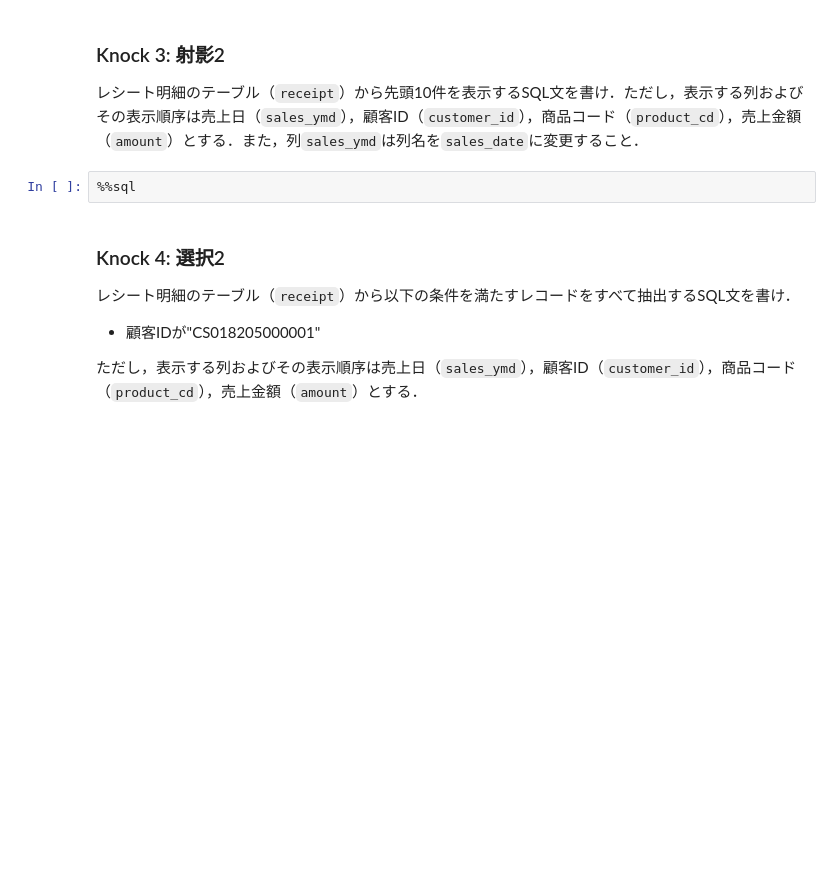
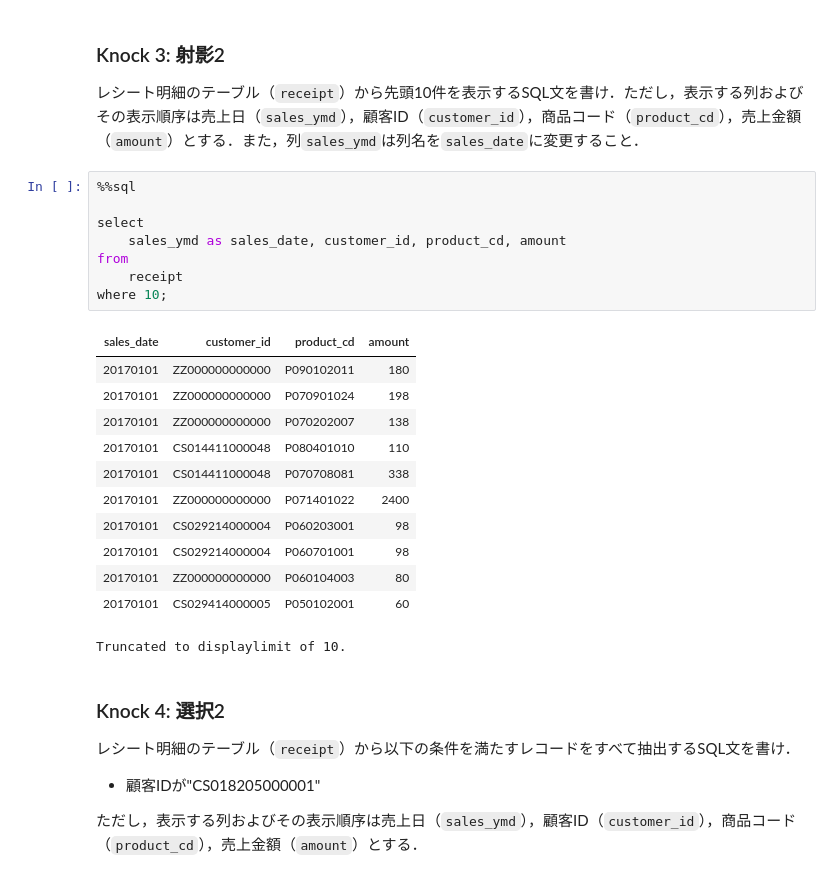
Before and after one commit to daihira078-eng/-, a Jupyter notebook: content/assignment/sql.ipynb, the cells around one changed output. Saved outputs shown, nothing was run; the diff lists cells and outputs as text; blank space fills up the shorter version.

```diff
--- a/content/assignment/sql.ipynb
+++ b/content/assignment/sql.ipynb
@@ -124,8 +131,27 @@ Truncated to displaylimit of 10.
 ### Knock 3: 射影2
 
 レシート明細のテーブル（`receipt`）から先頭10件を表示するSQL文を書け．ただし，表示する列およびその表示順序は売上日（`sales_ymd`），顧客ID（`customer_id`），商品コード（`product_cd`），売上金額（`amount`）とする．また，列`sales_ymd`は列名を`sales_date`に変更すること．
-# %%
-%%sql
+# %%
+%%sql
+
+select
+    sales_ymd as sales_date, customer_id, product_cd, amount
+from
+    receipt
+where 10;
+# %% [output]
+| sales_date | customer_id | product_cd | amount |
+| 20170101 | ZZ000000000000 | P090102011 | 180 |
+| 20170101 | ZZ000000000000 | P070901024 | 198 |
+| 20170101 | ZZ000000000000 | P070202007 | 138 |
+| 20170101 | CS014411000048 | P080401010 | 110 |
+| 20170101 | CS014411000048 | P070708081 | 338 |
+| 20170101 | ZZ000000000000 | P071401022 | 2400 |
+| 20170101 | CS029214000004 | P060203001 | 98 |
+| 20170101 | CS029214000004 | P060701001 | 98 |
+| 20170101 | ZZ000000000000 | P060104003 | 80 |
+| 20170101 | CS029414000005 | P050102001 | 60 |
+Truncated to displaylimit of 10.
 # %% [markdown]
 ### Knock 4: 選択2
 レシート明細のテーブル（`receipt`）から以下の条件を満たすレコードをすべて抽出するSQL文を書け．
```
Also changed, not shown: parts of 10 cells of this notebook.
